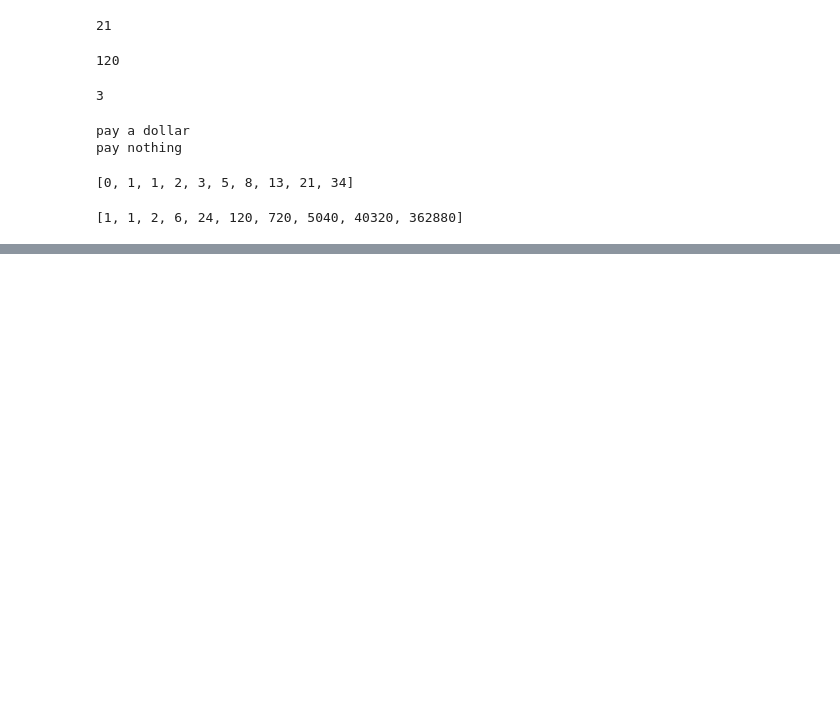
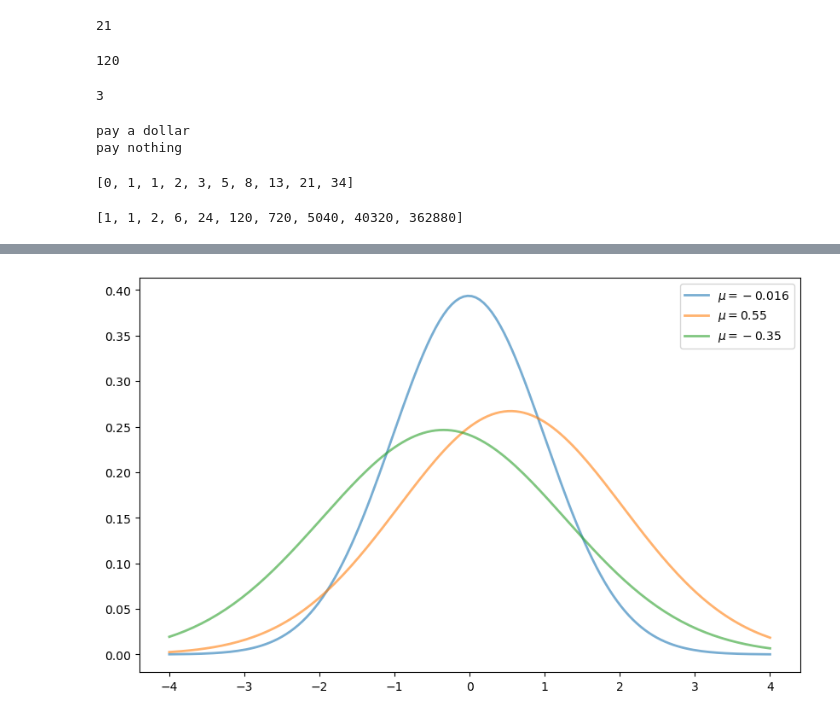
Before and after one commit to nathanueda/nate_notes, a Jupyter notebook: econometrics/quantecon/python_programming_for_economics_and_finance/1_introduction_to_python.ipynb, the cells around one changed output, grey strips where cells are left out. Drawn from its saved outputs; the diff is of its cells as text; code cells hidden in the pictures; blank space fills up the shorter version.

```diff
--- a/econometrics/quantecon/python_programming_for_economics_and_finance/1_introduction_to_python.ipynb
+++ b/econometrics/quantecon/python_programming_for_economics_and_finance/1_introduction_to_python.ipynb
@@ -322,0 +625,8 @@ print([recursive_fact(i) for i in range(10)])
+# %%
+callables = []
+
+for i in sorted(dir(True)):
+    # Use eval() to evaluate a string as an expression
+    if callable(eval(f'True.{i}')):
+        callables.append(i)
+print(callables)
@@ -322,0 +705,9 @@ print([recursive_fact(i) for i in range(10)])
+# %%
+n = 1_000_000
+# %%
+%%time
+
+y = 0
+for i in range(n):
+    x = random.uniform(0,1)
+    y += x ** 2
@@ -322,0 +1085,16 @@ print([recursive_fact(i) for i in range(10)])
+# %%
+# multiple plots, one axis
+from scipy.stats import norm
+from random import uniform
+
+fig, ax = plt.subplots()
+x = np.linspace(-4, 4, 150)
+for i in range(3):
+    m, s = uniform(-1, 1), uniform(1, 2)
+    y = norm.pdf(x, loc=m, scale=s)
+    current_label = f'$\mu = {m:.2}$'
+    ax.plot(x, y, linewidth=2, alpha=0.6, label=current_label)
+ax.legend()
+plt.show()
+# %% [output]
+[figure, added]
```
Also changed, not shown: parts of 77 cells of this notebook, 24 other files.
